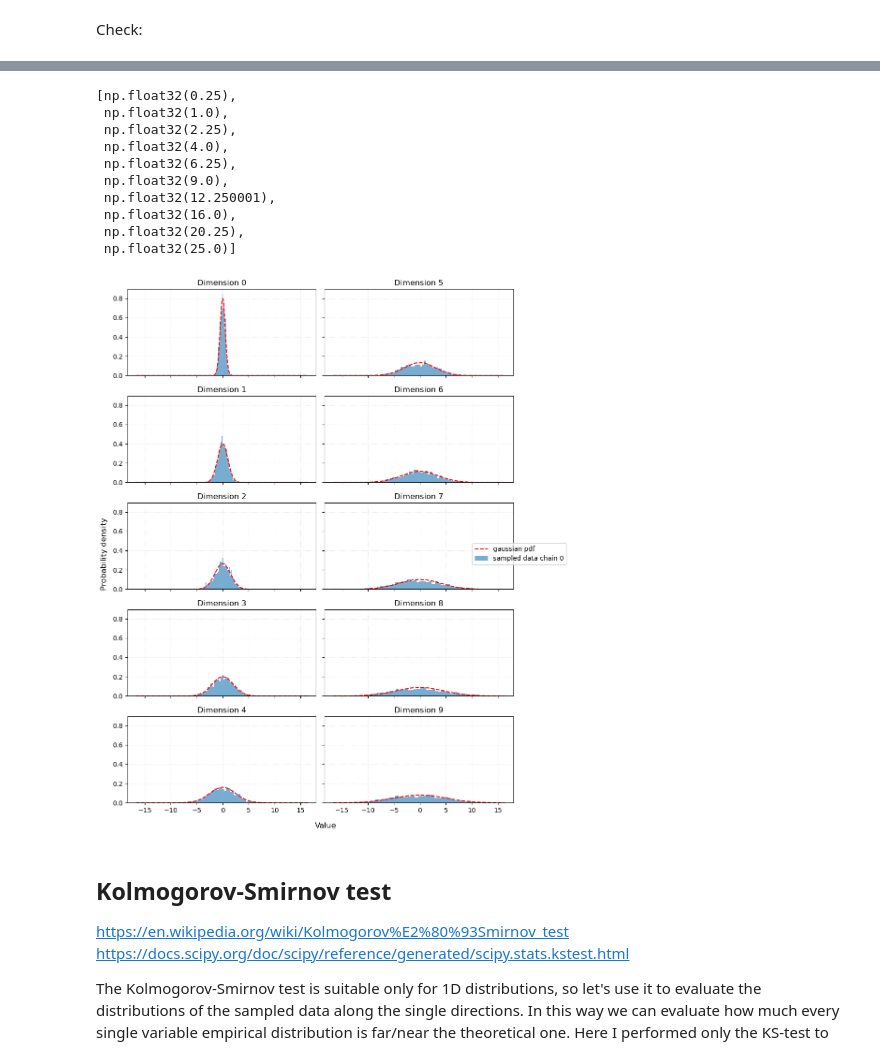
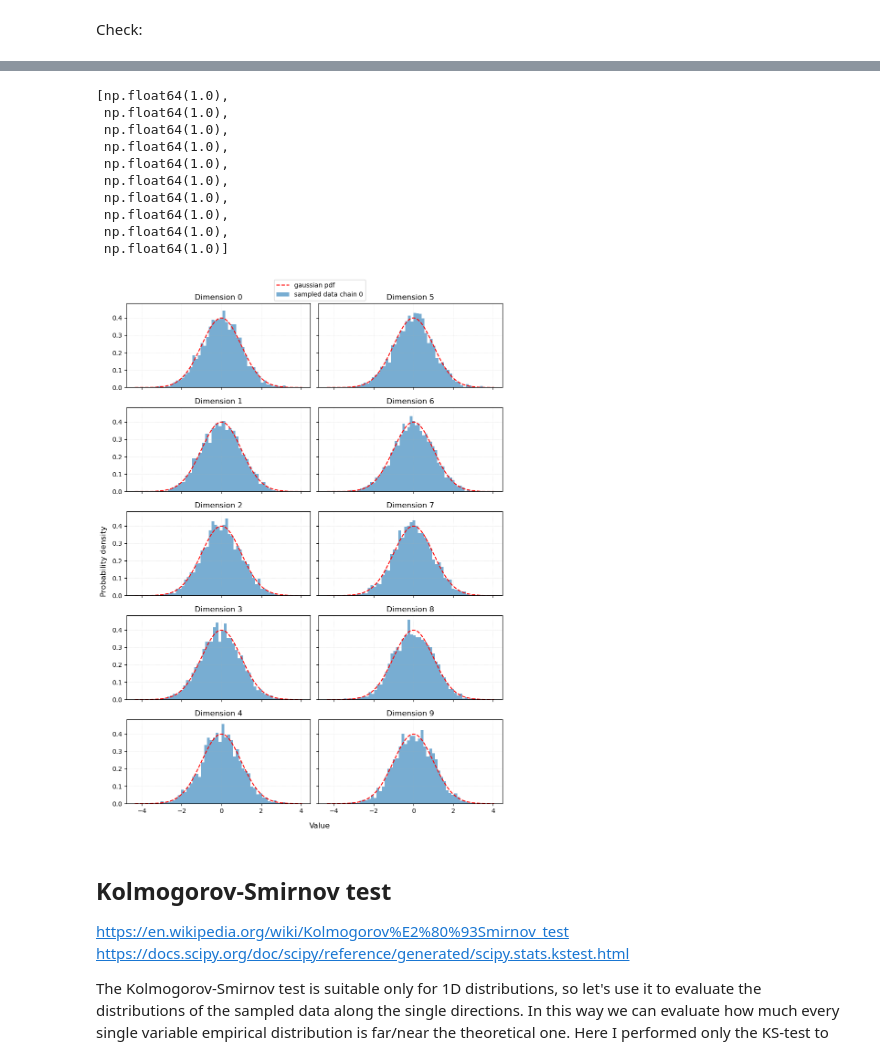
Before and after one commit to Mattia-Ponchio/Inference_Project, a Jupyter notebook: JAX_NUTS_Gauss10D.ipynb, the cells around one changed output, grey strips where cells are left out. Drawn from its saved outputs; the diff is of its cells as text; code cells hidden in the pictures.

```diff
--- a/JAX_NUTS_Gauss10D.ipynb
+++ b/JAX_NUTS_Gauss10D.ipynb
@@ -10,32 +10,26 @@ rng = np.random.default_rng(12345)
 # %% [markdown]
 Posterior to sample:
 # %%
-#def logprob_gaussian_10d(x):
-#    logp = -0.5 * jnp.dot(x, x)
-#    grad = -x
-#    return logp, grad
-
 # Define the pseudo log-potential
 # Gaussian log-density
 D = 10
 df = D
 
-# distribuzione fortemente anisotropica
-#A = wishart.rvs(df=df, scale=np.eye(D), random_state=rng).astype(np.float64)
+# Whishart
+# A = wishart.rvs(df=df, scale=np.eye(D), random_state=rng).astype(np.float64)
 
-# Identita'
-#A = np.eye(D, dtype=np.float64)
+# Identity
+A = np.eye(D, dtype=np.float64)
 
-# Varianze diverse nelle variabili ma non correlate
-sigmas = jnp.linspace(0.5, 5.0, D)  # varianze molto diverse
-A = jnp.diag(1.0 / (sigmas**2))     # precisione = diag(1/σ²)
+# Different std for each dimension
+#sigmas = jnp.linspace(0.5, 5.0, D)
+#A = jnp.diag(1.0 / (sigmas**2))     # precision = diag(1/sigma**2)
 
 def L(theta: jnp.ndarray, precision_mat = A) -> jnp.float32:
     assert theta.ndim == 1
     return -0.5 * jnp.vdot(theta, precision_mat @ theta)
 
-
-#grad_L = jax.grad(L)
+#automatic differentiation
 logprob_and_grad = jax.value_and_grad(L)
 # %% [markdown]
 Initialization:
@@ -46,17 +40,24 @@ key = jrnd.PRNGKey(0)
 Warmup configuration:
 # %%
 warmup_cfg = WarmupConfig(
-    num_warmup=2000,
+    num_warmup=10000,
     delta=0.8,
     adapt_mass=False,
 )
 # %% [markdown]
 Run the algorithm:
+# %%
+# compile
+NUTS_sampler_wu_jit = jax.jit(
+    NUTS_sampler_wu,
+    static_argnums=(1, 2, 4),  # num_warmup, num_samples, warmup_cfg
+    )
 # %%
-samples, epsilon_final = NUTS_sampler_wu(
+# execute
+samples, epsilon_final = NUTS_sampler_wu_jit(
     theta0=theta0,
-    num_warmup=2000,
-    num_samples=2000,
+    num_warmup=10000,
+    num_samples=5000,
     key=key,
     warmup_cfg=warmup_cfg,
     j_max=10
@@ -130,16 +130,16 @@ th_cov_mat = np.linalg.inv(A)
 th_var_k = [ th_cov_mat[i,i] for i in range(D) ]
 th_var_k
 # %% [output]
-[np.float32(0.25),
- np.float32(1.0),
- np.float32(2.25),
- np.float32(4.0),
- np.float32(6.25),
- np.float32(9.0),
- np.float32(12.250001),
- np.float32(16.0),
- np.float32(20.25),
- np.float32(25.0)]
+[np.float64(1.0),
+ np.float64(1.0),
+ np.float64(1.0),
+ np.float64(1.0),
+ np.float64(1.0),
+ np.float64(1.0),
+ np.float64(1.0),
+ np.float64(1.0),
+ np.float64(1.0),
+ np.float64(1.0)]
 # %%
 x = np.linspace(samples.min(), samples.max(), 1000)
 
@@ -147,35 +147,36 @@ fig, axs = plt.subplots(5, 2, figsize=(10, 12), sharex=True, sharey=True)
 
 for j in range(2):        # columns
     for i in range(5):    # rows
 
         k = i + 5*j       # global index of the variable (0..9)
 
         var = th_var_k[k]
         norm_factor = 1 / np.sqrt(2 * np.pi * var)
         pdf = norm_factor * np.exp(-(x**2) / (2 * var))
 
         axs[i, j].plot(x, pdf, color='red', label='gaussian pdf', linestyle= '--')
         axs[i, j].hist(samples[0,:, k] , bins=50, density=True, alpha=0.6, label='sampled data chain 0')
         #axs[i, j].hist(samples_flat[2000:4000, k] , bins=50, density=True, alpha=0.6, label='sampled data chain 1')
 
         # add a grid
         axs[i, j].grid(True, linestyle=':', linewidth=0.5, alpha=0.5)
 
         axs[i, j].set_title(f"Dimension {k}")
 
 # --- LEGENDA UNICA ---
 handles, labels = axs[0,0].get_legend_handles_labels()
-fig.legend(handles, labels, loc='center right', bbox_to_anchor=(1.02, 0.5))
+fig.legend(handles, labels, loc='upper center', bbox_to_anchor=(0.5, 1.02))
 
 # --- ETICHETTE GLOBALI ---
 fig.supxlabel("Value")
 fig.supylabel("Probability density")
 
 plt.tight_layout()
 plt.subplots_adjust(right=0.9)
+plt.savefig("data_dist.png", dpi=300, bbox_inches="tight")
 plt.show()
 # %% [output]
-[figure, old version]
+[figure, new version]
 # %% [markdown]
 ## Kolmogorov-Smirnov test
 https://en.wikipedia.org/wiki/Kolmogorov%E2%80%93Smirnov_test
```
Also changed, not shown: parts of 15 cells of this notebook, 3 other files.
